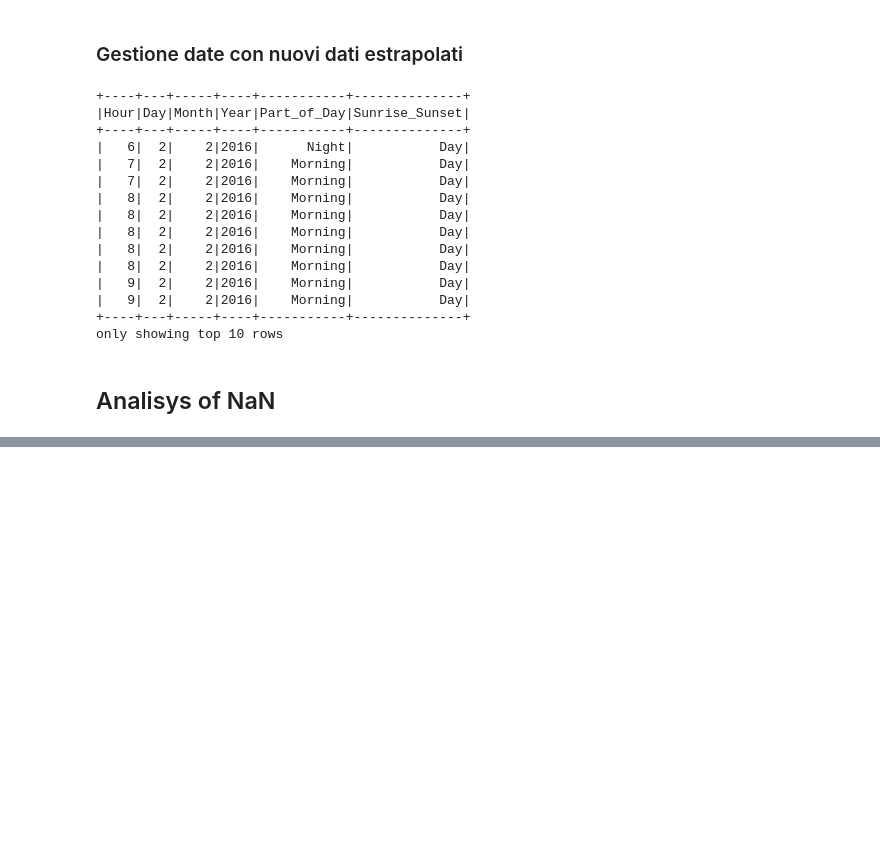
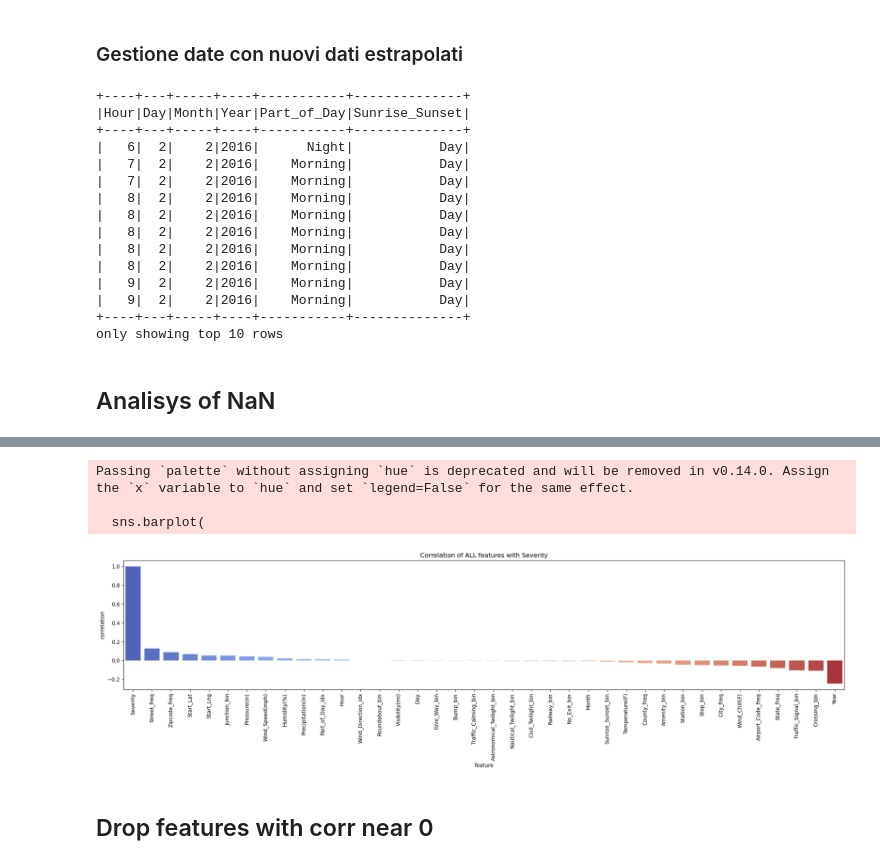
Before and after one commit to DomenicoVillari3/Exercise-Spark, a Jupyter notebook: work/accidents.ipynb, the cells around one changed output, grey strips where cells are left out. Drawn from its saved outputs; the diff is of its cells as text; code cells hidden in the pictures; blank space fills up the shorter version.

Commit message:
explorary data analysis and split

```diff
--- a/work/accidents.ipynb
+++ b/work/accidents.ipynb
@@ -476,0 +539,11 @@ train_split.count()
+# %%
+high_card_cols = ["Street", "City", "Zipcode", "County", "Airport_Code","State"]
+
+
+def freq_encode(df, col):
+    freq = df.groupBy(col).count().withColumnRenamed("count", f"{col}_freq")
+    df = df.join(freq, on=col, how="left")
+    return df.drop(col)
+
+for c in high_card_cols:
+    accidents = freq_encode(accidents, c)
@@ -476,0 +616,4 @@ train_split.count()
+# %%
+#Per tagliare lineage:
+accidents = accidents.cache()
+accidents.count()
@@ -476,0 +626,12 @@ train_split.count()
+# %%
+target = "severity"
+
+correlations = []
+for c in accidents.columns:
+    if c != target:
+        corr = accidents.stat.corr(c, target)
+        correlations.append((c, corr))
+
+corr_df = pd.DataFrame(correlations, columns=["feature", "correlation"]).dropna()
+corr_df = corr_df.sort_values("correlation", ascending=False)
+corr_df.head()
@@ -476,0 +645,3 @@ train_split.count()
+# %%
+corr_df["abs_correlation"] = corr_df["correlation"].abs()
+corr_df.sort_values("abs_correlation", ascending=False)
@@ -476,0 +666,19 @@ train_split.count()
+# %%
+plt.figure(figsize=(20, 6))
+sns.barplot(
+    data=corr_df,
+    x="feature",
+    y="correlation",
+    palette="coolwarm"
+)
+plt.xticks(rotation=90)
+plt.title("Correlation of ALL features with Severity")
+plt.tight_layout()
+plt.show()
+# %% [output]
+Passing `palette` without assigning `hue` is deprecated and will be removed in v0.14.0. Assign the `x` variable to `hue` and set `legend=False` for the same effect.
+
+  sns.barplot(
+[figure, added]
+# %% [markdown]
+## Drop features with corr near 0
```
Also changed, not shown: parts of 63 cells of this notebook.
